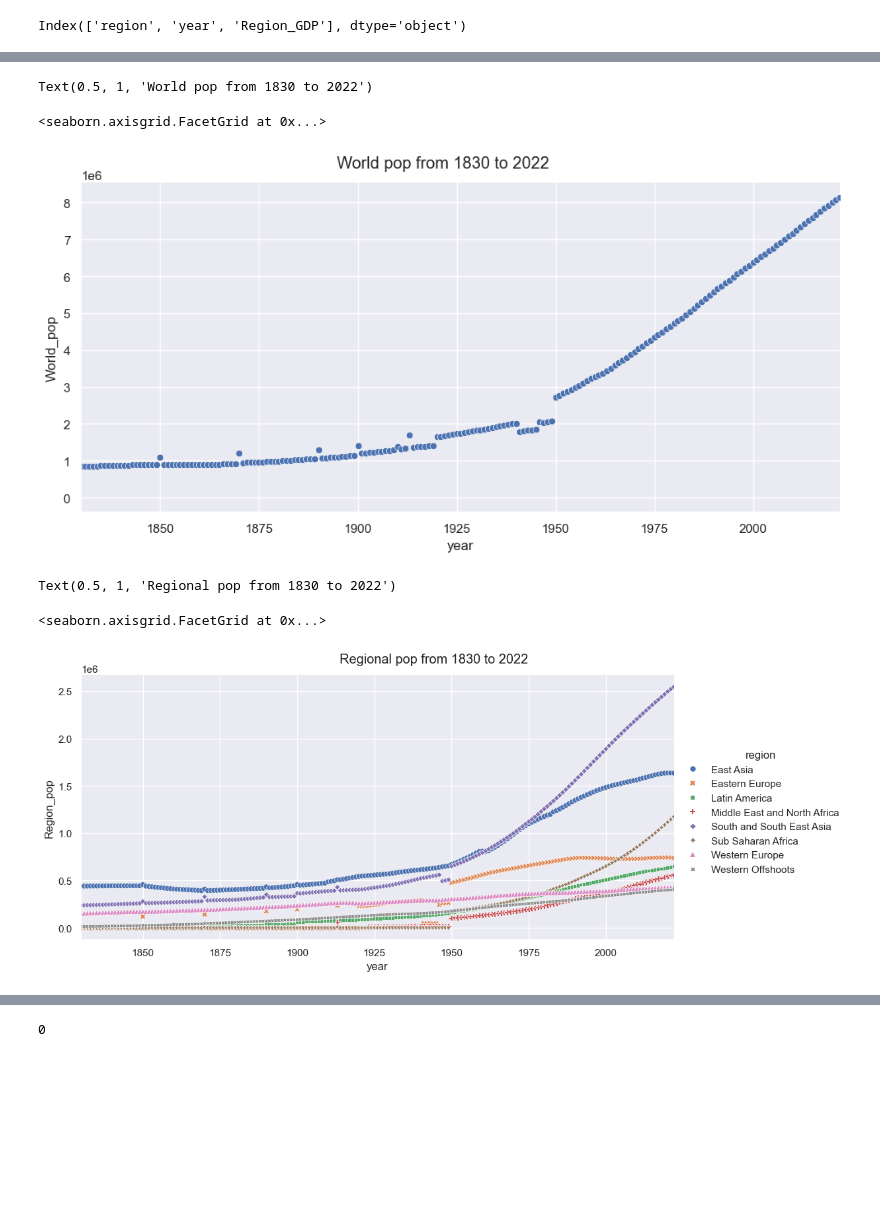
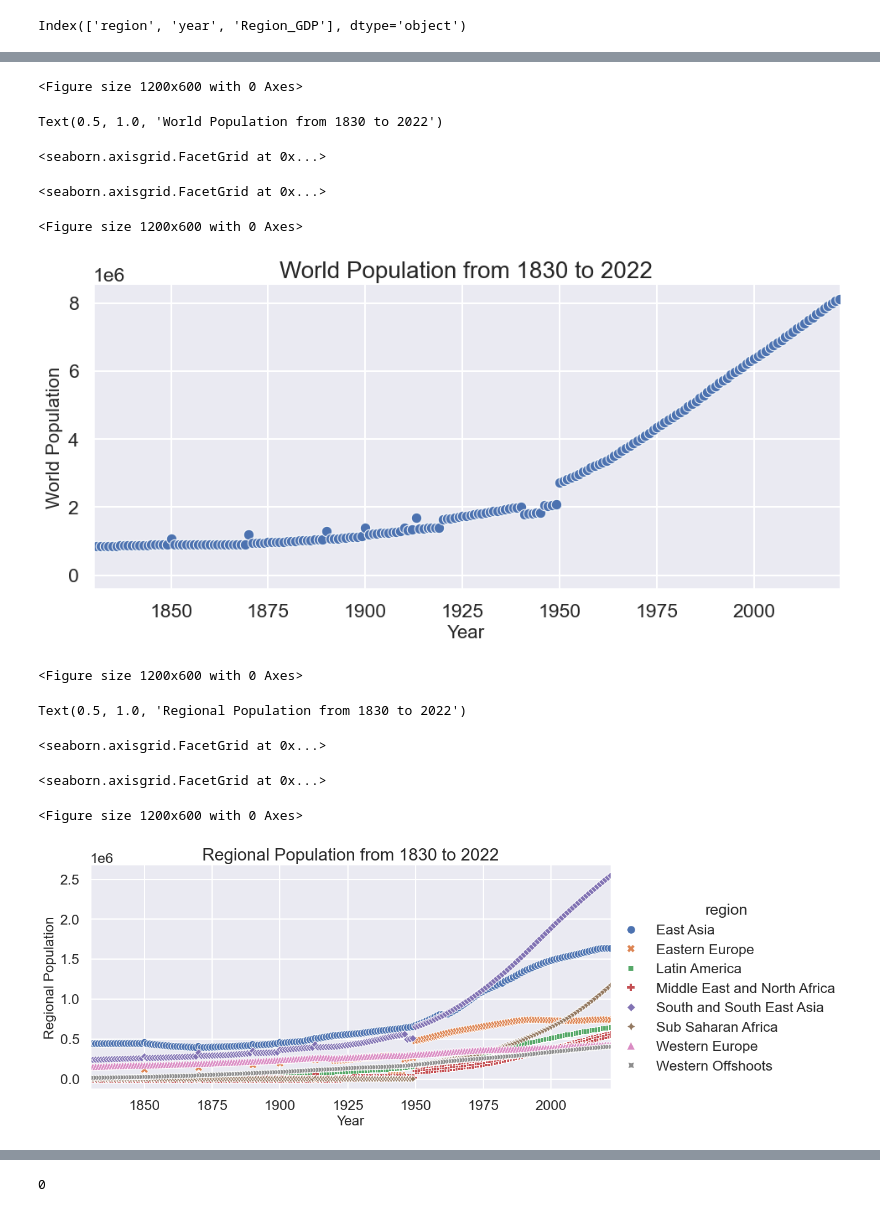
Before and after one commit to ShuaiZhao1/Analysing-Political-Executives-With-AI-data-processing, a Jupyter notebook: Notebooks/1-Data_extraction_and_visualizing.ipynb, the cells around one changed output, grey strips where cells are left out. Drawn from its saved outputs; the diff is of its cells as text; code cells hidden in the pictures; blank space fills up the shorter version.

Commit message:
map plot code

```diff
--- a/Notebooks/1-Data_extraction_and_visualizing.ipynb
+++ b/Notebooks/1-Data_extraction_and_visualizing.ipynb
@@ -188,6 +197,8 @@ Text(0.5, 1, 'World GDP from 1830 to 2022')
 # %%
 # Apply the default theme
 sns.set_theme()
+sns.set_context("talk", rc={"axes.labelsize": 16})  # Increase label size
+plt.figure(figsize=(12, 6))
 
 # Create a visualization
 g = sns.relplot(
@@ -195,8 +206,14 @@ g = sns.relplot(
     x="year", y="Region_GDP", hue='region', style="region", aspect=2
 )
 
-g.fig.suptitle('Regional GDP from 1830 to 2022', y=1)  # Adjust y to avoid overlap with the plot
-
+# Set the title and title size
+plt.title("Regional GDP from 1830 to 2022", fontsize=20)  # Set title size to 20
 # Set x-axis limits using the FacetGrid object
 g.set(xlim=(1830, 2022))
+
+# Set the labels
+g.set(xlabel='Year', ylabel='Regional GDP (USD)')
+plt.savefig('./../Notebooks/Images/Region_GDP.png', dpi=300, bbox_inches='tight')
+
+plt.show()
 # %% [output]
@@ -206,6 +225,8 @@ Text(0.5, 1, 'Regional GDP from 1830 to 2022')
 # %%
 # Apply the default theme
 sns.set_theme()
+sns.set_context("talk", rc={"axes.labelsize": 16})  # Increase label size
+plt.figure(figsize=(12, 6))
 
 # Create a visualization
 g = sns.relplot(
@@ -213,32 +234,54 @@ g = sns.relplot(
     x="year", y="World_pop", aspect=2
 )
 
-g.fig.suptitle('World pop from 1830 to 2022', y=1)  # Adjust y to avoid overlap with the plot
-
+# Set the title and title size
+plt.title("World Population from 1830 to 2022", fontsize=20)  # Set title size to 20
 # Set x-axis limits using the FacetGrid object
 g.set(xlim=(1830, 2022))
+# Set the labels
+g.set(xlabel='Year', ylabel='World Population')
+plt.savefig('./../Notebooks/Images/World_POP.png', dpi=300, bbox_inches='tight')
+
+plt.show()
 # %% [output]
-Text(0.5, 1, 'World pop from 1830 to 2022')
+<Figure size 1200x600 with 0 Axes>
-<seaborn.axisgrid.FacetGrid at 0x...>
+Text(0.5, 1.0, 'World Population from 1830 to 2022')
+<seaborn.axisgrid.FacetGrid at 0x...>
+<seaborn.axisgrid.FacetGrid at 0x...>
+<Figure size 1200x600 with 0 Axes>
-[figure, old version]
+[figure, new version]
 # %%
 # Apply the default theme
 sns.set_theme()
+sns.set_context("talk", rc={"axes.labelsize": 16})  # Increase label size
+plt.figure(figsize=(12, 6))
 
 # Create a visualization
 g = sns.relplot(
     data=data_region_pop,
     x="year", y="Region_pop", hue='region', style="region", aspect=2
 )
 
-g.fig.suptitle('Regional pop from 1830 to 2022', y=1)  # Adjust y to avoid overlap with the plot
+# Set the title and title size
+plt.title("Regional Population from 1830 to 2022", fontsize=20)  # Set title size to 20
+
 
 # Set x-axis limits using the FacetGrid object
 g.set(xlim=(1830, 2022))
+
+# Set the labels
+g.set(xlabel='Year', ylabel='Regional Population')
+
+plt.savefig('./../Notebooks/Images/Region_POP.png', dpi=300, bbox_inches='tight')
+
+plt.show()
 # %% [output]
-Text(0.5, 1, 'Regional pop from 1830 to 2022')
+<Figure size 1200x600 with 0 Axes>
-<seaborn.axisgrid.FacetGrid at 0x...>
+Text(0.5, 1.0, 'Regional Population from 1830 to 2022')
+<seaborn.axisgrid.FacetGrid at 0x...>
+<seaborn.axisgrid.FacetGrid at 0x...>
+<Figure size 1200x600 with 0 Axes>
-[figure, old version]
+[figure, new version]
 # %%
 # Apply the default theme
 sns.set_theme()
```
Also changed, not shown: parts of 4 cells of this notebook, 39 other files.
